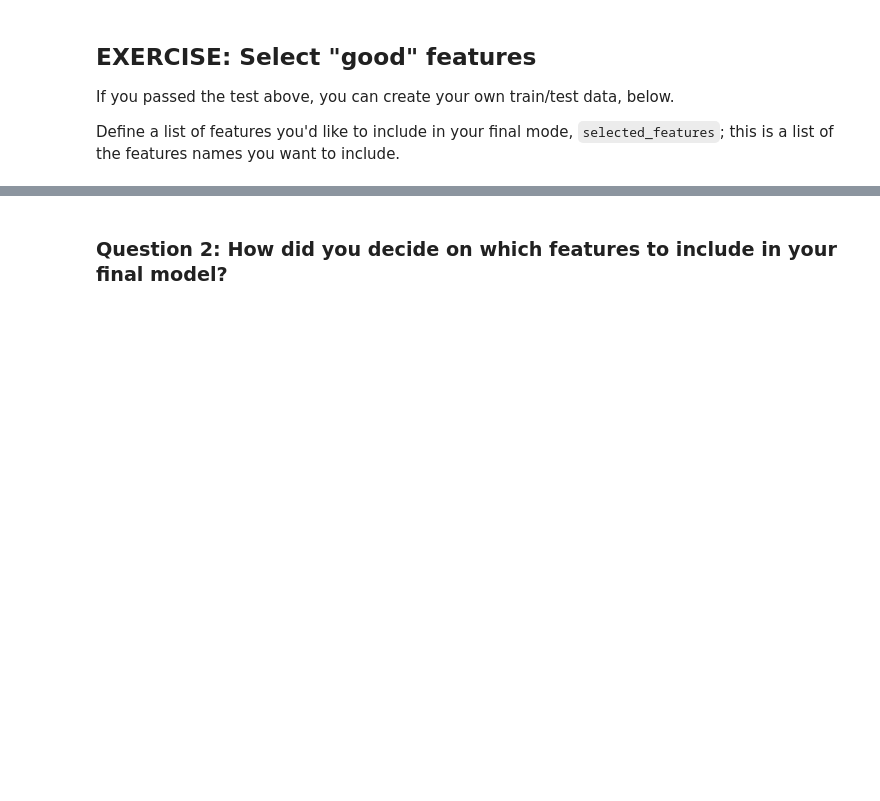
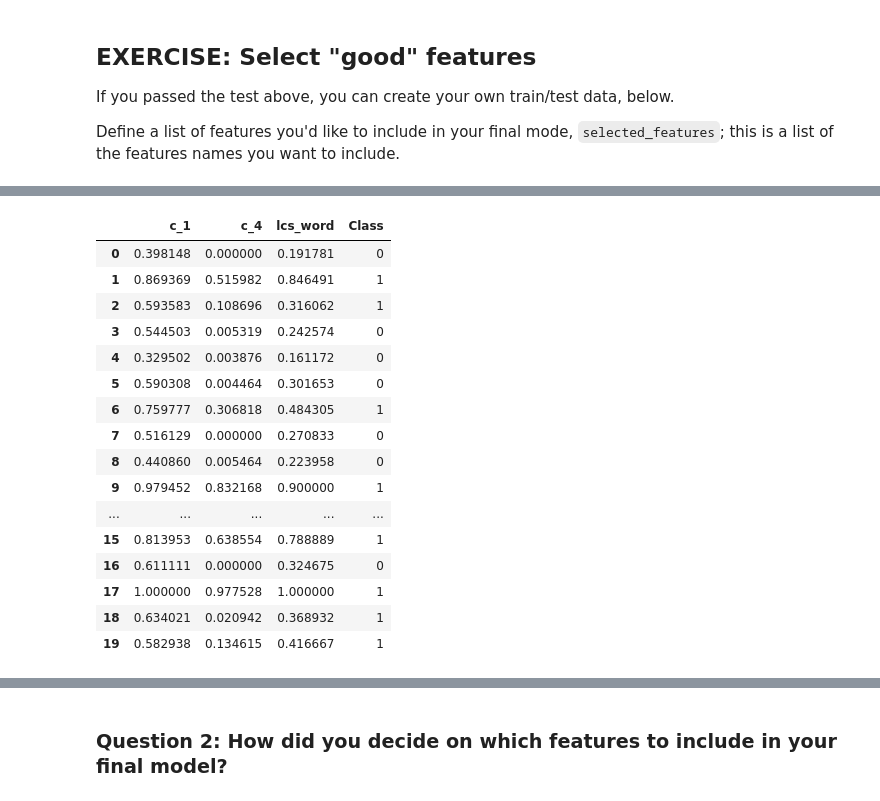
Before and after one commit to dbbrandt/project_plagiarism_detection_dbb, a Jupyter notebook: 2_Plagiarism_Feature_Engineering.ipynb, the cells around one changed output, grey strips where cells are left out. Drawn from its saved outputs; the diff is of its cells as text; code cells hidden in the pictures; blank space fills up the shorter version.

```diff
--- a/2_Plagiarism_Feature_Engineering.ipynb
+++ b/2_Plagiarism_Feature_Engineering.ipynb
@@ -838,13 +901,13 @@ def train_test_data(complete_df, features_df, selected_features):
        :return: training and test features and labels: (train_x, train_y), (test_x, test_y)'''
 
     # get the training features
-    train_x = None
+    train_x = features_df[complete_df['Datatype'] == 'train'][selected_features].values
     # And training class labels (0 or 1)
-    train_y = None
+    train_y = complete_df[complete_df['Datatype'] == 'train']['Class'].values
 
     # get the test features and labels
-    test_x = None
-    test_y = None
+    test_x = features_df[complete_df['Datatype'] == 'test'][selected_features].values
+    test_y = complete_df[complete_df['Datatype'] == 'test']['Class'].values
 
     return (train_x, train_y), (test_x, test_y)
 # %% [markdown]
@@ -870,7 +935,7 @@ Define a list of features you'd like to include in your final mode, `selected_fe
 # %%
 # Select your list of features, this should be column names from features_df
 # ex. ['c_1', 'lcs_word']
-selected_features = ['c_1', 'c_5', 'lcs_word']
+selected_features = ['c_1', 'c_4', 'lcs_word']
 
 
 """
@@ -884,4 +949,4 @@ DON'T MODIFY ANYTHING IN THIS CELL THAT IS BELOW THIS LINE
 print('Training size: ', len(train_x))
 print('Test size: ', len(test_x))
 print()
-print('Training df sample: \n', train_x[:10])
+print('Training df sample: \n', np.append(train_x[:20],test_x[:20], axis=0))
@@ -887,0 +971,23 @@ print('Training df sample: \n', train_x[:10])
+# %%
+train_d = pd.DataFrame(train_x[:20])
+train_d['y'] = train_y[:20]
+train_d.columns=selected_features+['Class']
+train_d
+# %% [output]
+|  | c_1 | c_4 | lcs_word | Class |
+| 0 | 0.398148 | 0.000000 | 0.191781 | 0 |
+| 1 | 0.869369 | 0.515982 | 0.846491 | 1 |
+| 2 | 0.593583 | 0.108696 | 0.316062 | 1 |
+| 3 | 0.544503 | 0.005319 | 0.242574 | 0 |
+| 4 | 0.329502 | 0.003876 | 0.161172 | 0 |
+| 5 | 0.590308 | 0.004464 | 0.301653 | 0 |
+| 6 | 0.759777 | 0.306818 | 0.484305 | 1 |
+| 7 | 0.516129 | 0.000000 | 0.270833 | 0 |
+| 8 | 0.440860 | 0.005464 | 0.223958 | 0 |
+| 9 | 0.979452 | 0.832168 | 0.900000 | 1 |
+| ... | ... | ... | ... | ... |
+| 15 | 0.813953 | 0.638554 | 0.788889 | 1 |
+| 16 | 0.611111 | 0.000000 | 0.324675 | 0 |
+| 17 | 1.000000 | 0.977528 | 1.000000 | 1 |
+| 18 | 0.634021 | 0.020942 | 0.368932 | 1 |
+| 19 | 0.582938 | 0.134615 | 0.416667 | 1 |
```
Also changed, not shown: parts of 13 cells of this notebook.
